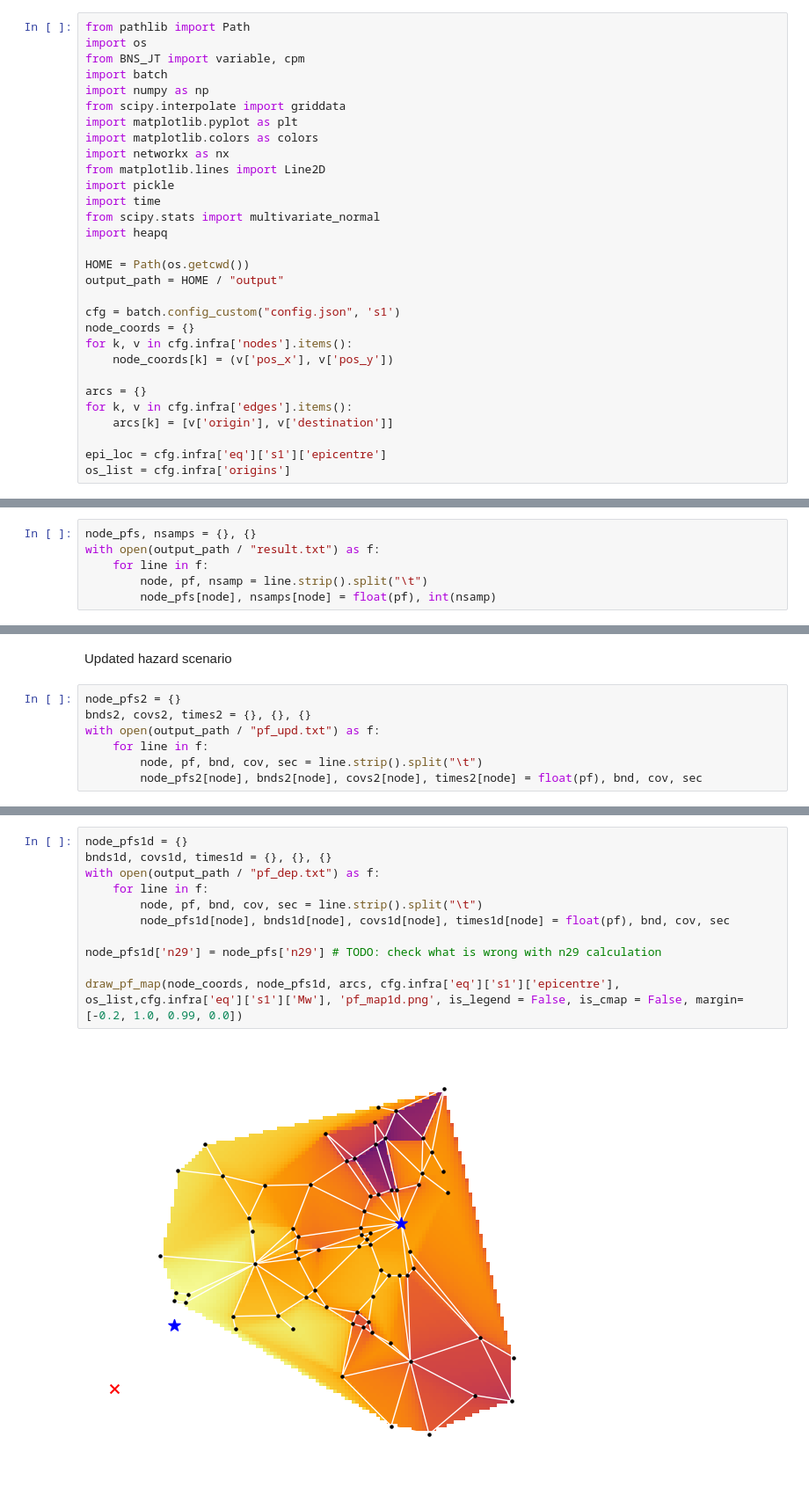
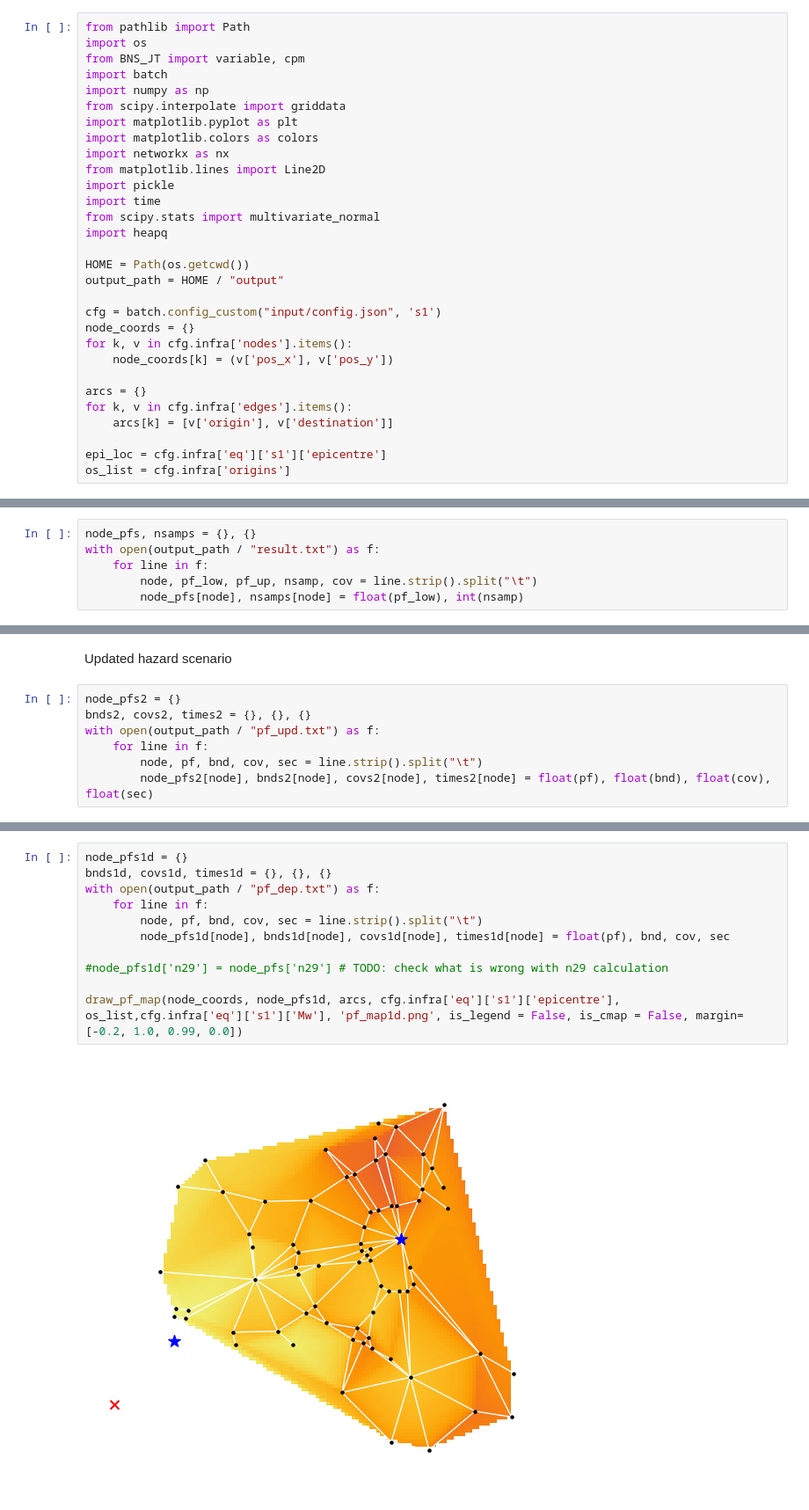
Before and after one commit to jieunbyun/BNS-JT, a Jupyter notebook: BNS_JT/demos/pf_map/plot.ipynb, the cells around one changed output, grey strips where cells are left out. Shown at 88% size. Saved outputs shown, nothing was run; the diff lists cells and outputs as text.

Commit message:
some minor checks on results

```diff
--- a/BNS_JT/demos/pf_map/plot.ipynb
+++ b/BNS_JT/demos/pf_map/plot.ipynb
@@ -17,7 +17,7 @@ import heapq
 HOME = Path(os.getcwd())
 output_path = HOME / "output"
 
-cfg = batch.config_custom("config.json", 's1')
+cfg = batch.config_custom("input/config.json", 's1')
 node_coords = {}
 for k, v in cfg.infra['nodes'].items():
     node_coords[k] = (v['pos_x'], v['pos_y'])
@@ -126,8 +126,8 @@ def draw_pf_map(node_coords, node_pfs, arcs, epi_loc, os_list, Mw, fig_name, is_
 node_pfs, nsamps = {}, {}
 with open(output_path / "result.txt") as f:
     for line in f:
-        node, pf, nsamp = line.strip().split("\t")
-        node_pfs[node], nsamps[node] = float(pf), int(nsamp)
+        node, pf_low, pf_up, nsamp, cov = line.strip().split("\t")
+        node_pfs[node], nsamps[node] = float(pf_low), int(nsamp)
 # %%
 draw_pf_map(node_coords, node_pfs, arcs, epi_loc, os_list, cfg.infra['eq']['s1']['Mw'], 'pf_map1.png', is_legend=True, is_cmap=False, margin=[-0.2, 1.3, 0.99, 0.0])
 # %% [output]
@@ -269,7 +292,7 @@ bnds2, covs2, times2 = {}, {}, {}
 with open(output_path / "pf_upd.txt") as f:
     for line in f:
         node, pf, bnd, cov, sec = line.strip().split("\t")
-        node_pfs2[node], bnds2[node], covs2[node], times2[node] = float(pf), bnd, cov, sec
+        node_pfs2[node], bnds2[node], covs2[node], times2[node] = float(pf), float(bnd), float(cov), float(sec)
 # %%
 draw_pf_map(node_coords, node_pfs2, arcs, cfg.infra['eq']['s2']['epicentre'], os_list,cfg.infra['eq']['s2']['Mw'], 'pf_map2.png', is_legend = False, is_cmap = True, margin=[-0.2, 1.0, 0.99, 0.0])
 # %% [output]
@@ -277,14 +300,14 @@ draw_pf_map(node_coords, node_pfs2, arcs, cfg.infra['eq']['s2']['epicentre'], os
 # %%
 node_pfs1d = {}
 bnds1d, covs1d, times1d = {}, {}, {}
 with open(output_path / "pf_dep.txt") as f:
     for line in f:
         node, pf, bnd, cov, sec = line.strip().split("\t")
         node_pfs1d[node], bnds1d[node], covs1d[node], times1d[node] = float(pf), bnd, cov, sec
 
-node_pfs1d['n29'] = node_pfs['n29'] # TODO: check what is wrong with n29 calculation
+#node_pfs1d['n29'] = node_pfs['n29'] # TODO: check what is wrong with n29 calculation
 
 draw_pf_map(node_coords, node_pfs1d, arcs, cfg.infra['eq']['s1']['epicentre'], os_list,cfg.infra['eq']['s1']['Mw'], 'pf_map1d.png', is_legend = False, is_cmap = False, margin=[-0.2, 1.0, 0.99, 0.0])
 # %% [output]
-[figure, old version]
+[figure, new version]
 # %%
```
Also changed, not shown: parts of 21 cells of this notebook.
